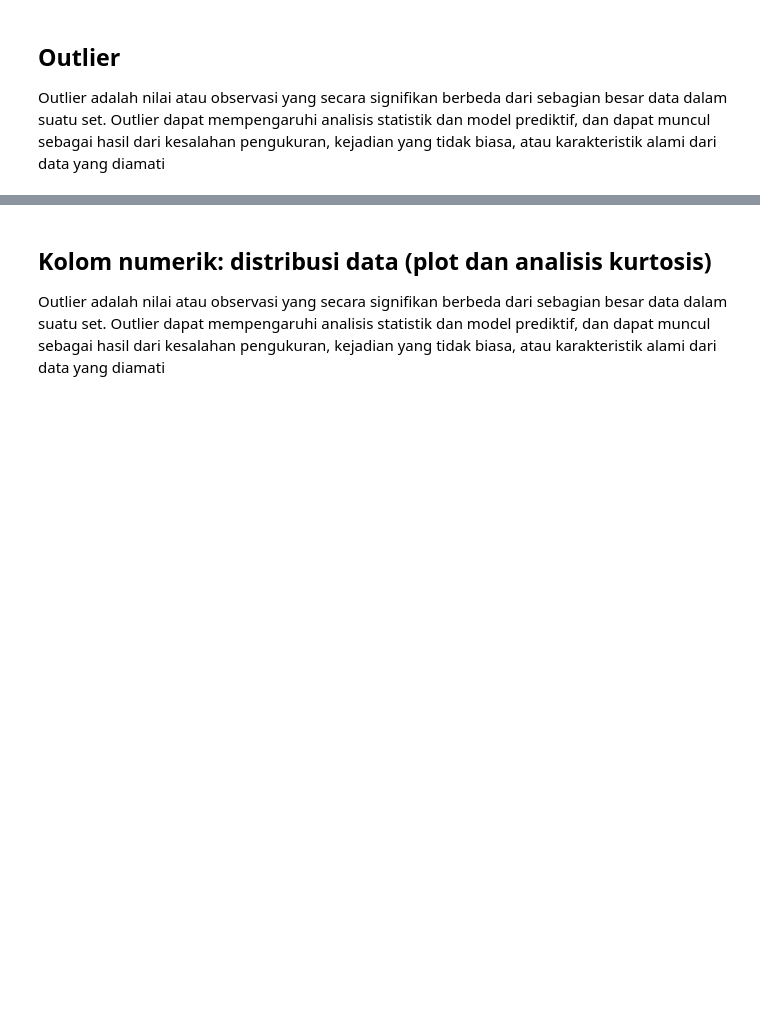
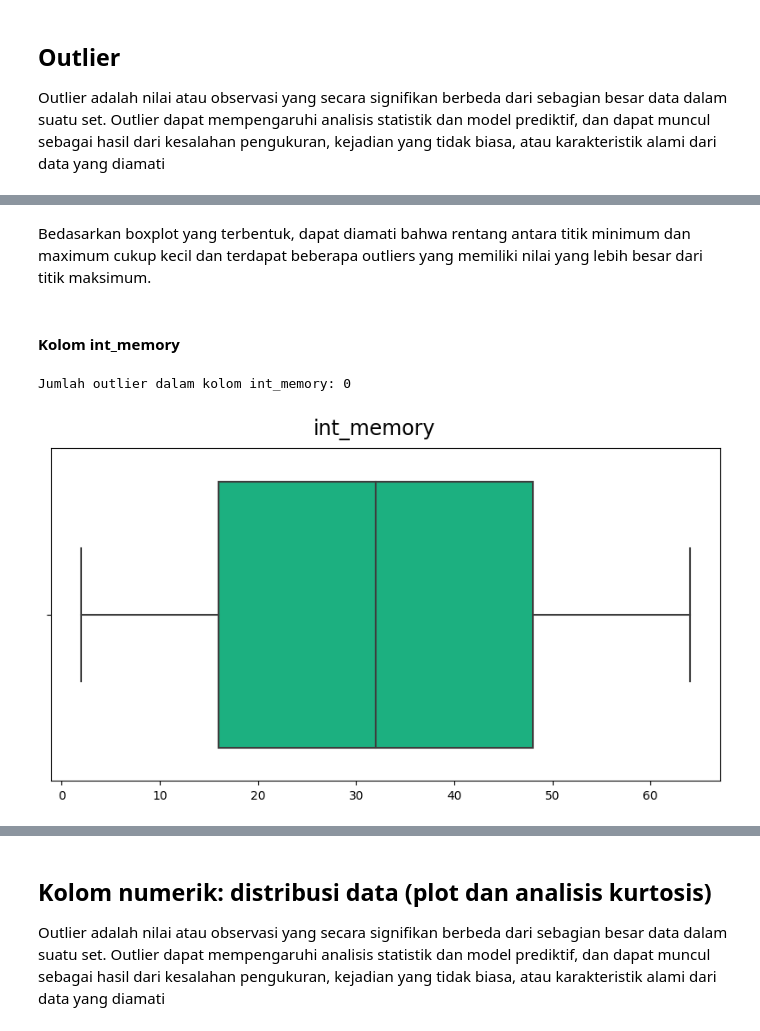
Before and after one commit to tarsn/Tucil2_AI_Dadatanal, a Jupyter notebook: Tucil2_AI_Dadatanal.ipynb, the cells around one changed output, grey strips where cells are left out. Cells and saved outputs as stored; diff of their text form; code cells hidden in the pictures; blank space fills up the shorter version.

```diff
--- a/Tucil2_AI_Dadatanal.ipynb
+++ b/Tucil2_AI_Dadatanal.ipynb
@@ -171,0 +212,9 @@ Outlier adalah nilai atau observasi yang secara signifikan berbeda dari sebagian
+# %% [markdown]
+Bedasarkan boxplot yang terbentuk, dapat diamati bahwa rentang antara titik minimum dan maximum cukup kecil dan terdapat beberapa outliers yang memiliki nilai yang lebih besar dari titik maksimum.
+# %% [markdown]
+#### Kolom int_memory
+# %%
+box_plot_outliers(df1,df1.columns[6])
+# %% [output]
+Jumlah outlier dalam kolom int_memory: 0
+[figure, added]
```
Also changed, not shown: parts of 47 cells of this notebook.
